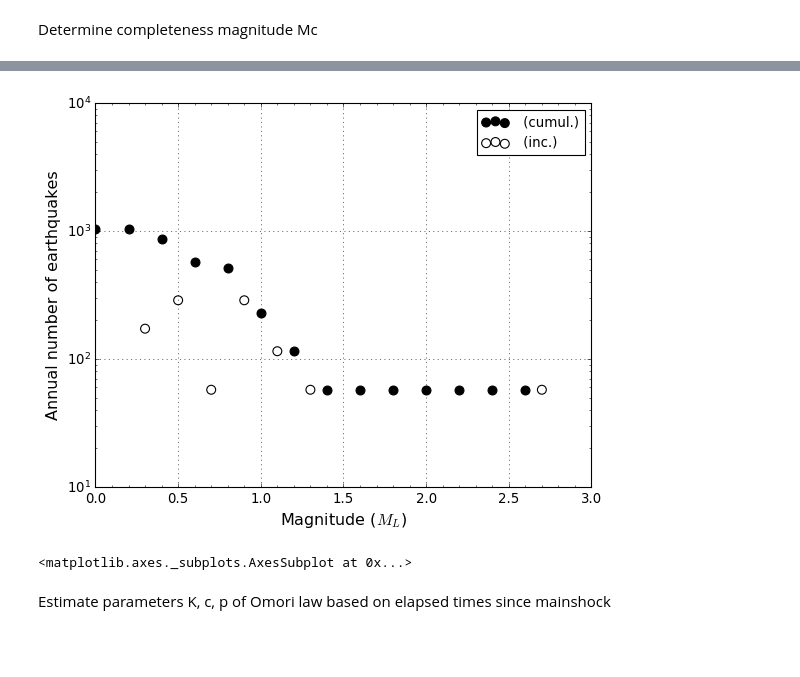
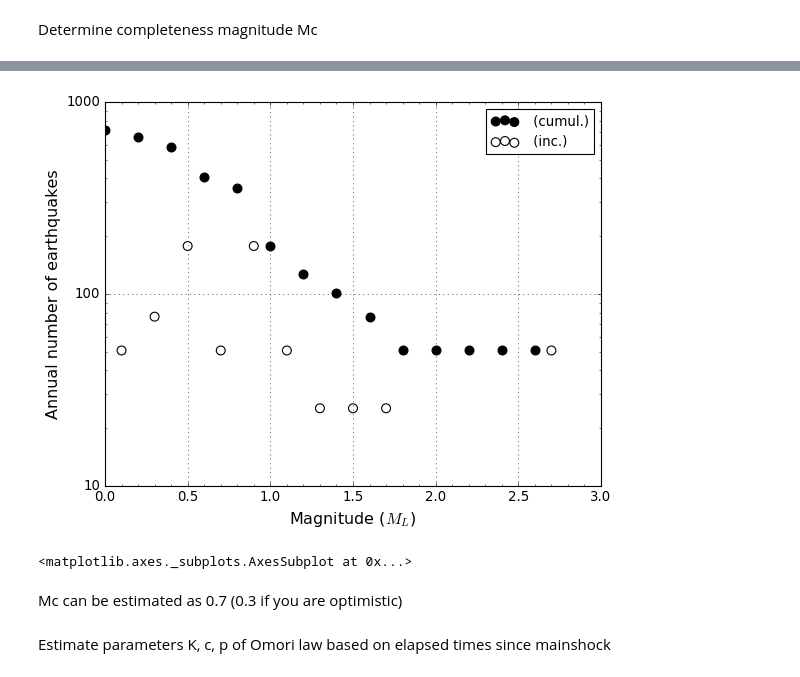
Before and after one commit to ROB-Seismology/eqcatalog, a Jupyter notebook: notebooks/[Aftershocks] Rott 2021 Omori.ipynb, the cells around one changed output, grey strips where cells are left out. Drawn from its saved outputs; the diff is of its cells as text; code cells hidden in the pictures; blank space fills up the shorter version.

```diff
--- a/notebooks/[Aftershocks] Rott 2021 Omori.ipynb
+++ b/notebooks/[Aftershocks] Rott 2021 Omori.ipynb
@@ -69,7 +101,7 @@ Num. dependent/independent events: 6 / 23
 # %% [markdown]
 Determine completeness magnitude Mc
 # %%
-cat.default_completeness = None
-mfd = cat.get_incremental_mfd(0, 3, 0.2, Mtype='ML')
-mfd.plot()
+completeness = cat.get_uniform_completeness(0, Mtype='ML')
+seq_mfd = cat.get_incremental_mfd(0, 3, 0.2, Mtype='ML', completeness=completeness)
+seq_mfd.plot()
 # %% [output]
@@ -92,2 +109,4 @@ Warning: skipping collection WSM2008: json file missing!
-[figure, old version]
+[figure, new version]
 <matplotlib.axes._subplots.AxesSubplot at 0x...>
+# %% [markdown]
+Mc can be estimated as 0.7 (0.3 if you are optimistic)
```
Also changed, not shown: parts of 57 cells of this notebook.
